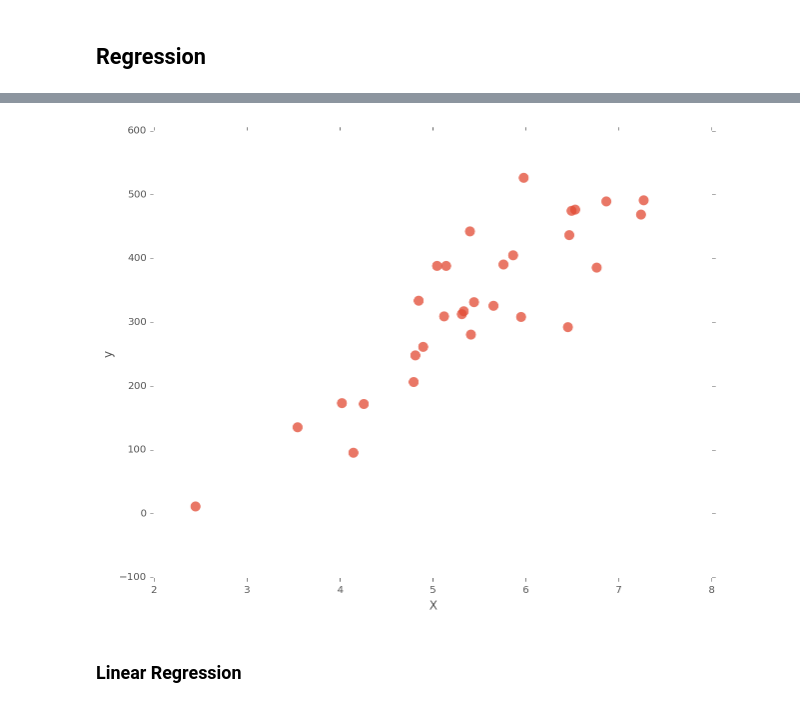
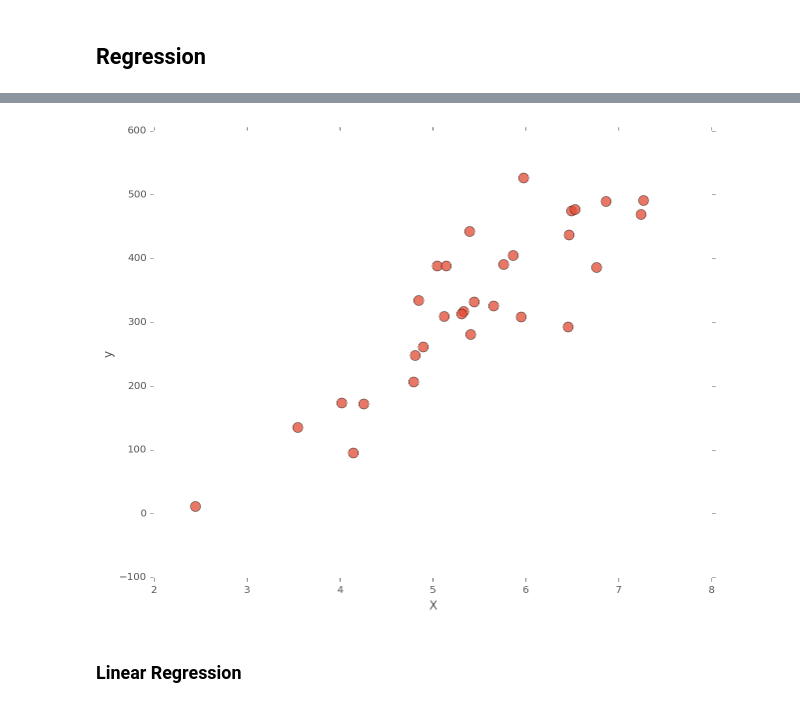
Before and after one commit to mlunacek/meetup_data_science_2016, a Jupyter notebook: notebooks/01_supervised.ipynb, the cells around one changed output, grey strips where cells are left out. Saved outputs shown, nothing was run; the diff lists cells and outputs as text; code cells hidden in the pictures.

```diff
--- a/notebooks/01_supervised.ipynb
+++ b/notebooks/01_supervised.ipynb
@@ -17,18 +22,17 @@ from sklearn.datasets.samples_generator import make_regression
 # %%
 X, y = make_regression( n_samples=30, n_features=1, n_informative=1, random_state=0, noise=75)
 X = X + 5
 y = y + 300
 
 def plot():
     fig, ax = plt.subplots()
-    ax.scatter(X[:,0], y, edgecolor='none', s=100, alpha=0.75, c=colors[0])
+    ax.scatter(X[:,0], y, s=100, alpha=0.75, c=colors[0])
     ax.set_xlabel('X')
     ax.set_ylabel('y')
-    fig.show()
 
 plot()
 # %% [output]
-[figure, old version]
+[figure, new version]
 # %% [markdown]
 ### Linear Regression
 # %% [markdown]
```
Also changed, not shown: parts of 33 cells of this notebook, 4 other files.
